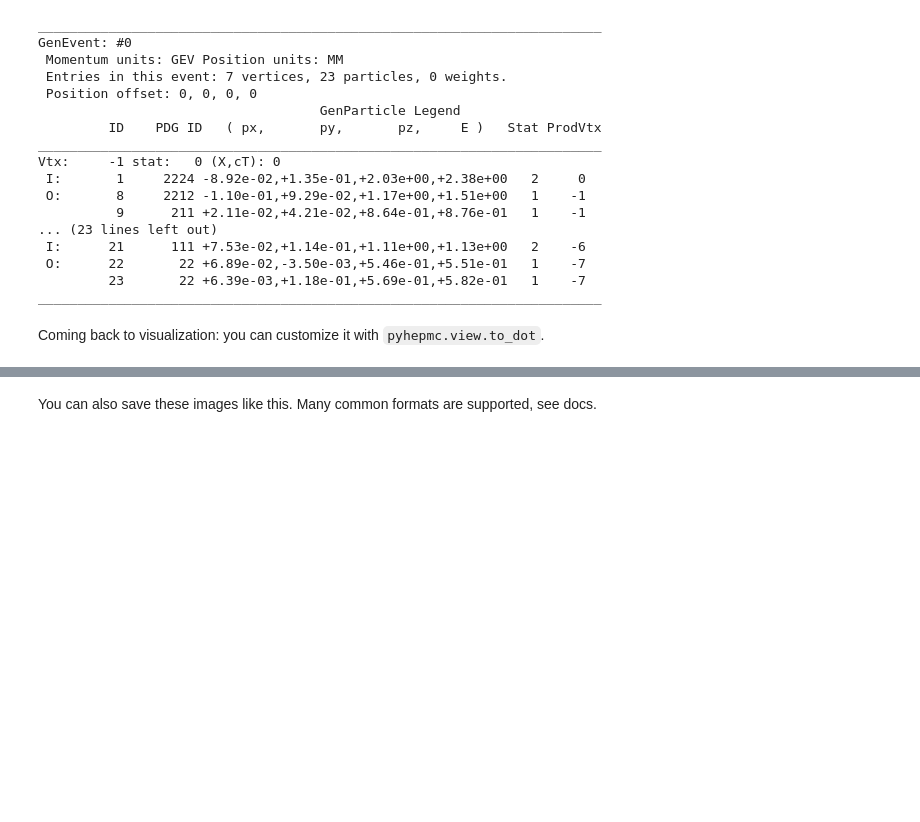
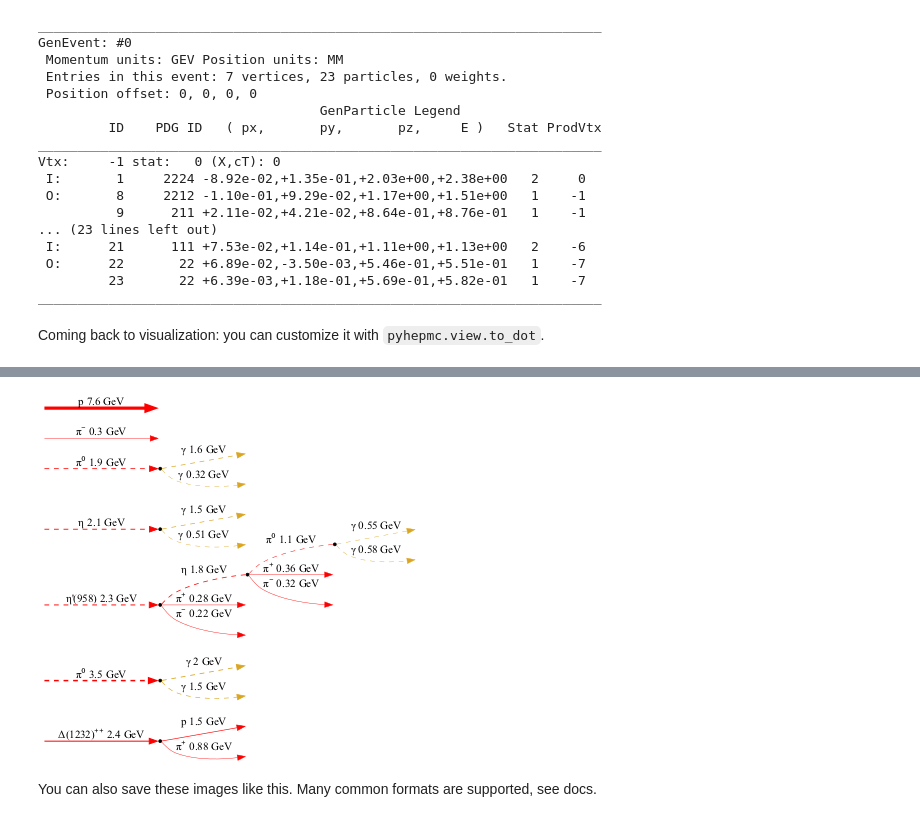
Before and after one commit to scikit-hep/pyhepmc, a Jupyter notebook: docs/examples/basics.ipynb, the cells around one changed output, grey strips where cells are left out. Cells and saved outputs as stored; diff of their text form; code cells hidden in the pictures; blank space fills up the shorter version.

```diff
--- a/docs/examples/basics.ipynb
+++ b/docs/examples/basics.ipynb
@@ -53,6 +53,6 @@ Coming back to visualization: you can customize it with `pyhepmc.view.to_dot`.
 from pyhepmc.view import to_dot
 
 # see help(pyhepmc.view.to_dot) for details
-g = to_dot(event2, size=(4, 4))
+g = to_dot(event2, size=(4, 4), color_hadron="red")
 g
 # %% [output]
@@ -60,3 +59,4 @@ g
+[figure, added]
 # %% [markdown]
 You can also save these images like this. Many common formats are supported, see docs.
 # %%
```
Also changed, not shown: parts of 1 cell of this notebook, 17 other files.
